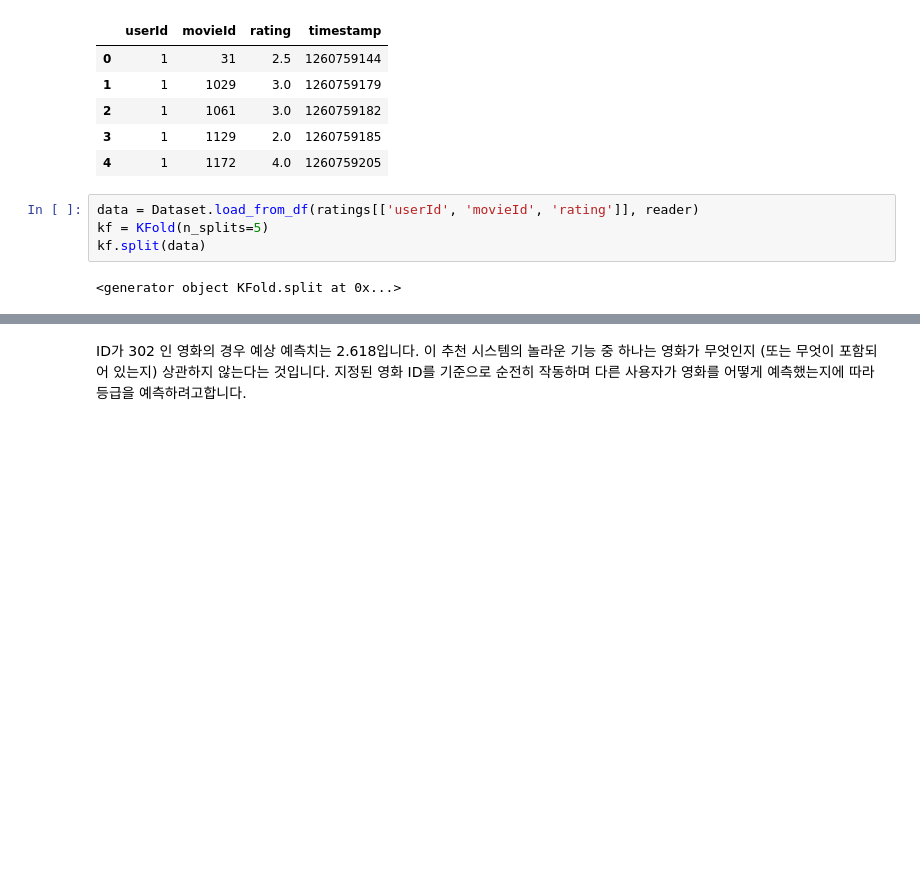
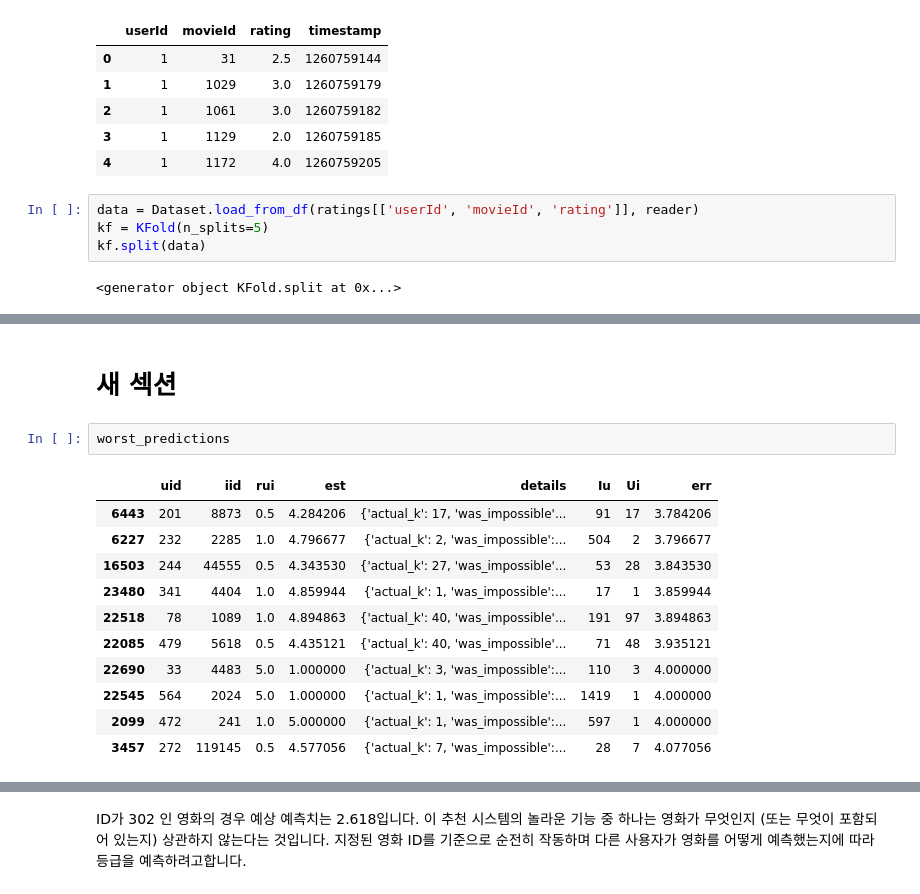
Before and after one commit to ashyrion/ML, a Jupyter notebook: recommand_system.ipynb, the cells around one changed output, grey strips where cells are left out. Drawn from its saved outputs; the diff is of its cells as text; blank space fills up the shorter version.

```diff
--- a/recommand_system.ipynb
+++ b/recommand_system.ipynb
@@ -424,2 +513,18 @@ svd.fit(trainset)
+# %% [markdown]
+# 새 섹션
+# %%
+worst_predictions
+# %% [output]
+|  | uid | iid | rui | est | details | Iu | Ui | err |
+| 6443 | 201 | 8873 | 0.5 | 4.284206 | {'actual_k': 17, 'was_impossible'... | 91 | 17 | 3.784206 |
+| 6227 | 232 | 2285 | 1.0 | 4.796677 | {'actual_k': 2, 'was_impossible':... | 504 | 2 | 3.796677 |
+| 16503 | 244 | 44555 | 0.5 | 4.343530 | {'actual_k': 27, 'was_impossible'... | 53 | 28 | 3.843530 |
+| 23480 | 341 | 4404 | 1.0 | 4.859944 | {'actual_k': 1, 'was_impossible':... | 17 | 1 | 3.859944 |
+| 22518 | 78 | 1089 | 1.0 | 4.894863 | {'actual_k': 40, 'was_impossible'... | 191 | 97 | 3.894863 |
+| 22085 | 479 | 5618 | 0.5 | 4.435121 | {'actual_k': 40, 'was_impossible'... | 71 | 48 | 3.935121 |
+| 22690 | 33 | 4483 | 5.0 | 1.000000 | {'actual_k': 3, 'was_impossible':... | 110 | 3 | 4.000000 |
+| 22545 | 564 | 2024 | 5.0 | 1.000000 | {'actual_k': 1, 'was_impossible':... | 1419 | 1 | 4.000000 |
+| 2099 | 472 | 241 | 1.0 | 5.000000 | {'actual_k': 1, 'was_impossible':... | 597 | 1 | 4.000000 |
+| 3457 | 272 | 119145 | 0.5 | 4.577056 | {'actual_k': 7, 'was_impossible':... | 28 | 7 | 4.077056 |
 # %%
 ratings[ratings['userId'] == 1]
```
Also changed, not shown: parts of 13 cells of this notebook.
